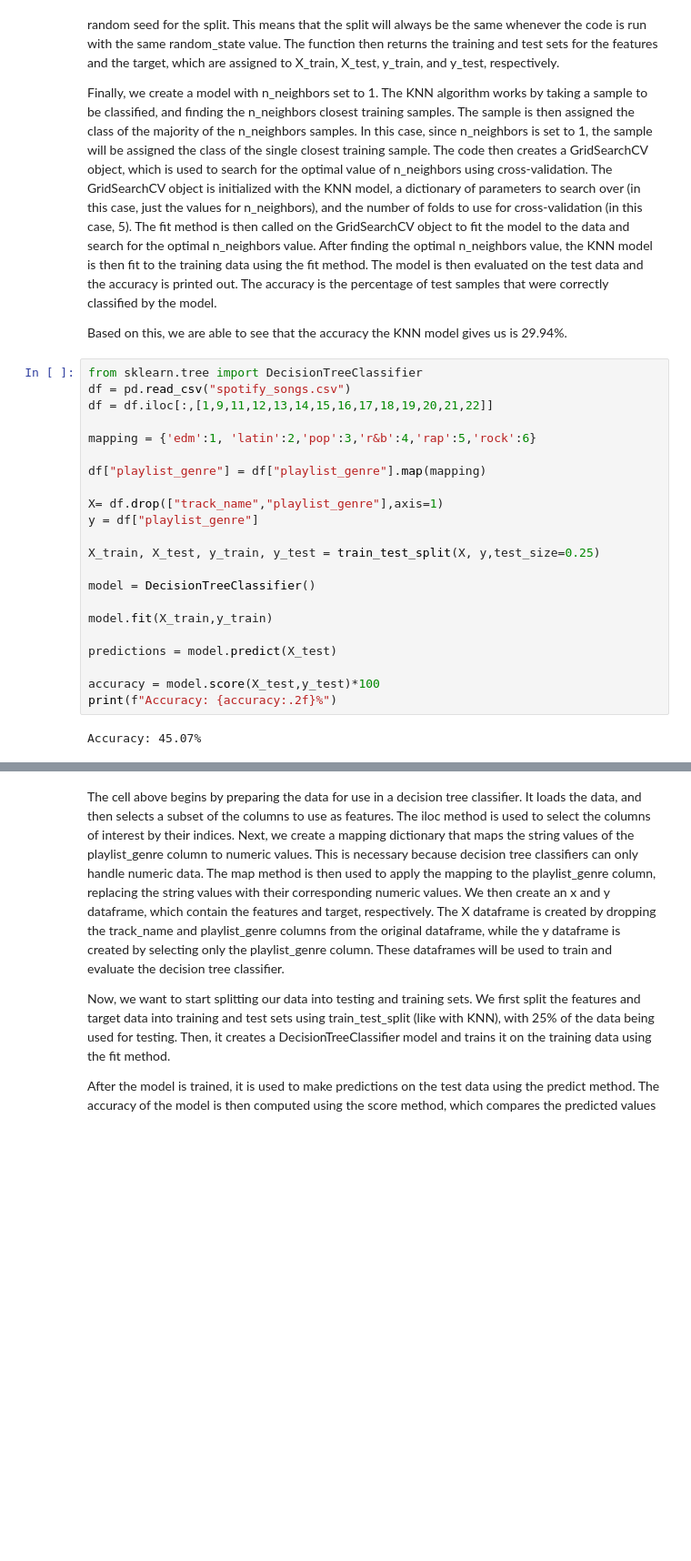
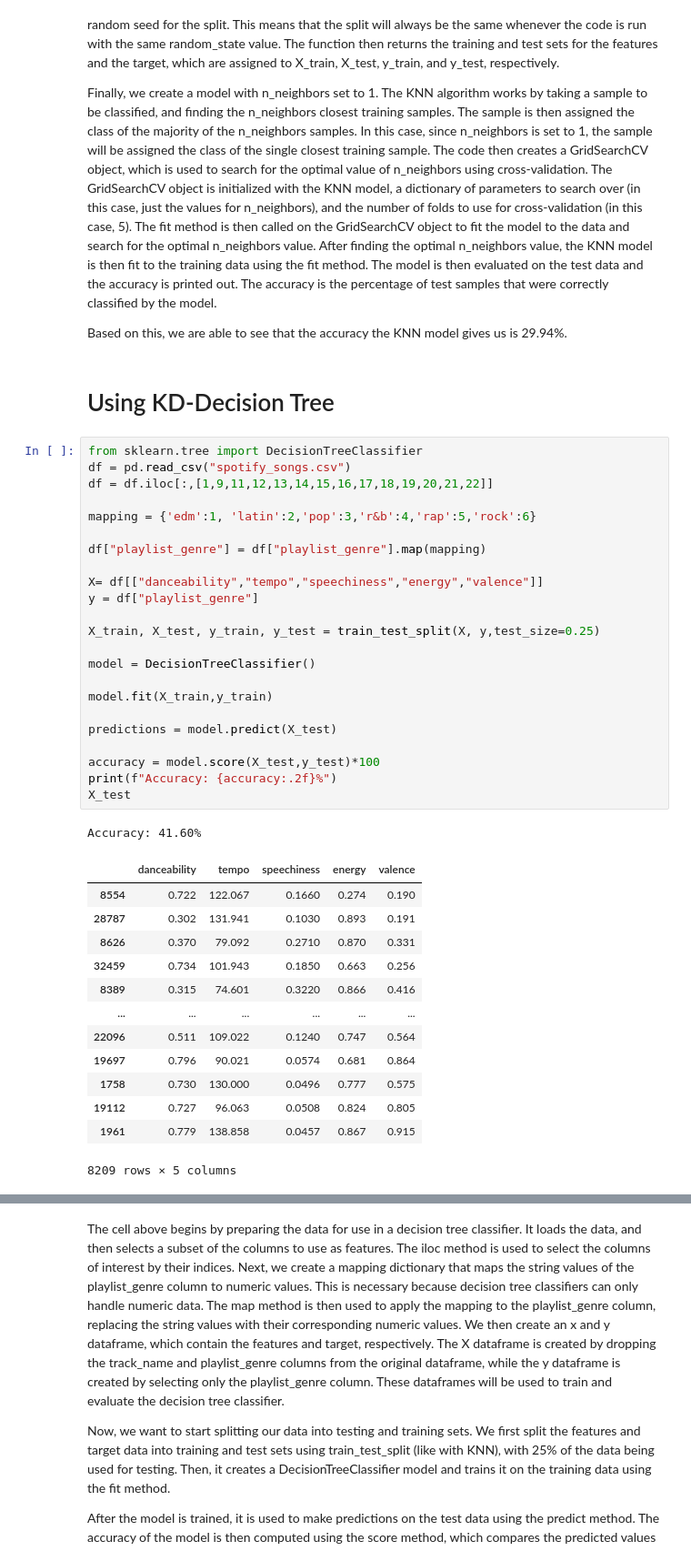
Before and after one commit to RaymondNg0054/cs105_finalproject, a Jupyter notebook: cs105_finalproject.ipynb, the cells around one changed output, grey strips where cells are left out. Shown at 91% size. Cells and saved outputs as stored; diff of their text form; blank space fills up the shorter version.

Commit message:
Added KD tree analaysis

```diff
--- a/cs105_finalproject.ipynb
+++ b/cs105_finalproject.ipynb
@@ -430,27 +430,43 @@ The code then creates a GridSearchCV object, which is used to search for the opt
 After finding the optimal n_neighbors value, the KNN model is then fit to the training data using the fit method. The model is then evaluated on the test data and the accuracy is printed out. The accuracy is the percentage of test samples that were correctly classified by the model.
 
 Based on this, we are able to see that the accuracy the KNN model gives us is 29.94%.
+# %% [markdown]
+# Using KD-Decision Tree
 # %%
 from sklearn.tree import DecisionTreeClassifier
 df = pd.read_csv("spotify_songs.csv")
 df = df.iloc[:,[1,9,11,12,13,14,15,16,17,18,19,20,21,22]]
 
 mapping = {'edm':1, 'latin':2,'pop':3,'r&b':4,'rap':5,'rock':6}
 
 df["playlist_genre"] = df["playlist_genre"].map(mapping)
 
-X= df.drop(["track_name","playlist_genre"],axis=1)
+X= df[["danceability","tempo","speechiness","energy","valence"]]
 y = df["playlist_genre"]
 
 X_train, X_test, y_train, y_test = train_test_split(X, y,test_size=0.25)
 
 model = DecisionTreeClassifier()
 
 model.fit(X_train,y_train)
 
 predictions = model.predict(X_test)
 
 accuracy = model.score(X_test,y_test)*100
 print(f"Accuracy: {accuracy:.2f}%")
+X_test
 # %% [output]
-Accuracy: 45.07%
+Accuracy: 41.60%
+|  | danceability | tempo | speechiness | energy | valence |
+| 8554 | 0.722 | 122.067 | 0.1660 | 0.274 | 0.190 |
+| 28787 | 0.302 | 131.941 | 0.1030 | 0.893 | 0.191 |
+| 8626 | 0.370 | 79.092 | 0.2710 | 0.870 | 0.331 |
+| 32459 | 0.734 | 101.943 | 0.1850 | 0.663 | 0.256 |
+| 8389 | 0.315 | 74.601 | 0.3220 | 0.866 | 0.416 |
+| ... | ... | ... | ... | ... | ... |
+| 22096 | 0.511 | 109.022 | 0.1240 | 0.747 | 0.564 |
+| 19697 | 0.796 | 90.021 | 0.0574 | 0.681 | 0.864 |
+| 1758 | 0.730 | 130.000 | 0.0496 | 0.777 | 0.575 |
+| 19112 | 0.727 | 96.063 | 0.0508 | 0.824 | 0.805 |
+| 1961 | 0.779 | 138.858 | 0.0457 | 0.867 | 0.915 |
+8209 rows × 5 columns
```
Also changed, not shown: parts of 10 cells of this notebook.
